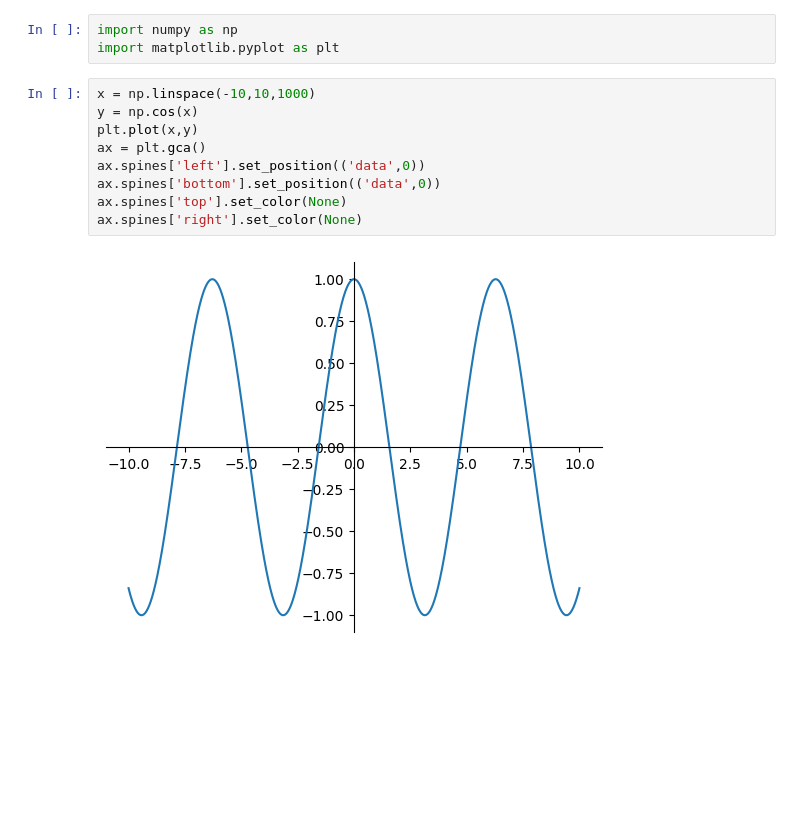
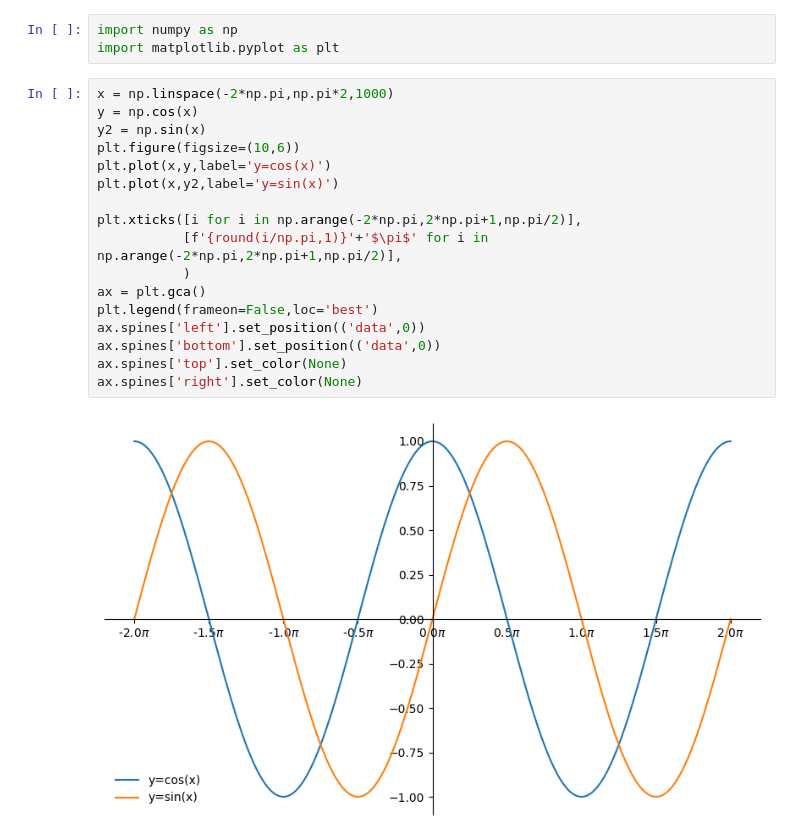
Before and after one commit to neverpartZY/Document, a Jupyter notebook: graph.ipynb, the cells around one changed output. Drawn from its saved outputs; the diff is of its cells as text; blank space fills up the shorter version.

```diff
--- a/graph.ipynb
+++ b/graph.ipynb
@@ -2,13 +2,21 @@
 import numpy as np
 import matplotlib.pyplot as plt
 # %%
-x = np.linspace(-10,10,1000)
+x = np.linspace(-2*np.pi,np.pi*2,1000)
 y = np.cos(x)
-plt.plot(x,y)
+y2 = np.sin(x)
+plt.figure(figsize=(10,6))
+plt.plot(x,y,label='y=cos(x)')
+plt.plot(x,y2,label='y=sin(x)')
+
+plt.xticks([i for i in np.arange(-2*np.pi,2*np.pi+1,np.pi/2)],
+           [f'{round(i/np.pi,1)}'+'$\pi$' for i in np.arange(-2*np.pi,2*np.pi+1,np.pi/2)],
+           )
 ax = plt.gca()
+plt.legend(frameon=False,loc='best')
 ax.spines['left'].set_position(('data',0))
 ax.spines['bottom'].set_position(('data',0))
 ax.spines['top'].set_color(None)
 ax.spines['right'].set_color(None)
 # %% [output]
-[figure, old version]
+[figure, new version]
```
Also changed, not shown: parts of 1 cell of this notebook.
